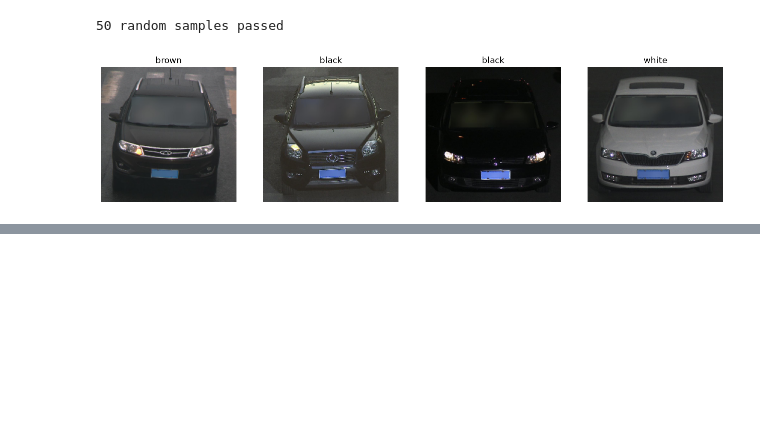
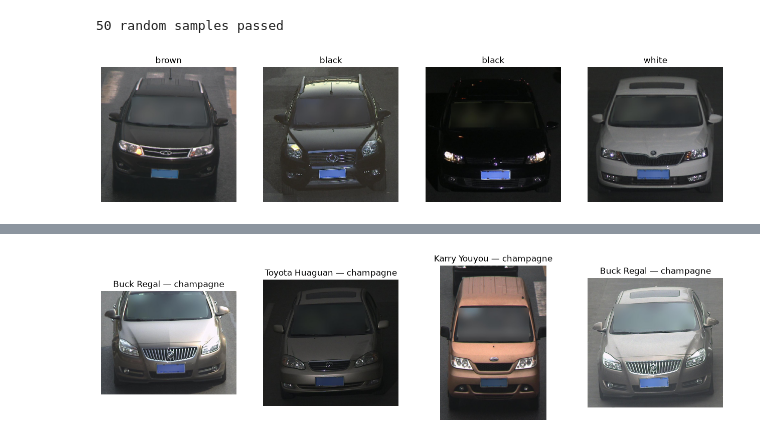
Before and after one commit to nickgtr1/Vehicle-Metadata-Identification-Using-Machine-Learning, a Jupyter notebook: notebooks/manifest/manifest_test.ipynb, the cells around one changed output, grey strips where cells are left out. Cells and saved outputs as stored; diff of their text form; code cells hidden in the pictures; blank space fills up the shorter version.

```diff
--- a/notebooks/manifest/manifest_test.ipynb
+++ b/notebooks/manifest/manifest_test.ipynb
@@ -677,0 +758,4 @@ plt.show()
+# %%
+# Check champagne specifically
+sv_df = pd.read_csv("../../data/manifests/compcars_surveillance_classification.csv")
+print(sv_df["color_name"].value_counts())
@@ -677,0 +775,13 @@ plt.show()
+# %%
+champagne_rows = sv_df[sv_df["color_name"] == "champagne"].sample(4)
+fig, axes = plt.subplots(1, 4, figsize=(16, 4))
+for ax, (_, row) in zip(axes, champagne_rows.iterrows()):
+    image_path = row["image_path"].replace("\\", "/")
+    image = cv2.imread(image_path)
+    image = cv2.cvtColor(image, cv2.COLOR_BGR2RGB)
+    ax.imshow(image)
+    ax.set_title(f'{row["make_name"]} {row["model_name"]} — {row["color_name"]}')
+    ax.axis("off")
+plt.show()
+# %% [output]
+[figure, added]
```
Also changed, not shown: parts of 9 cells of this notebook, 1 other file.
